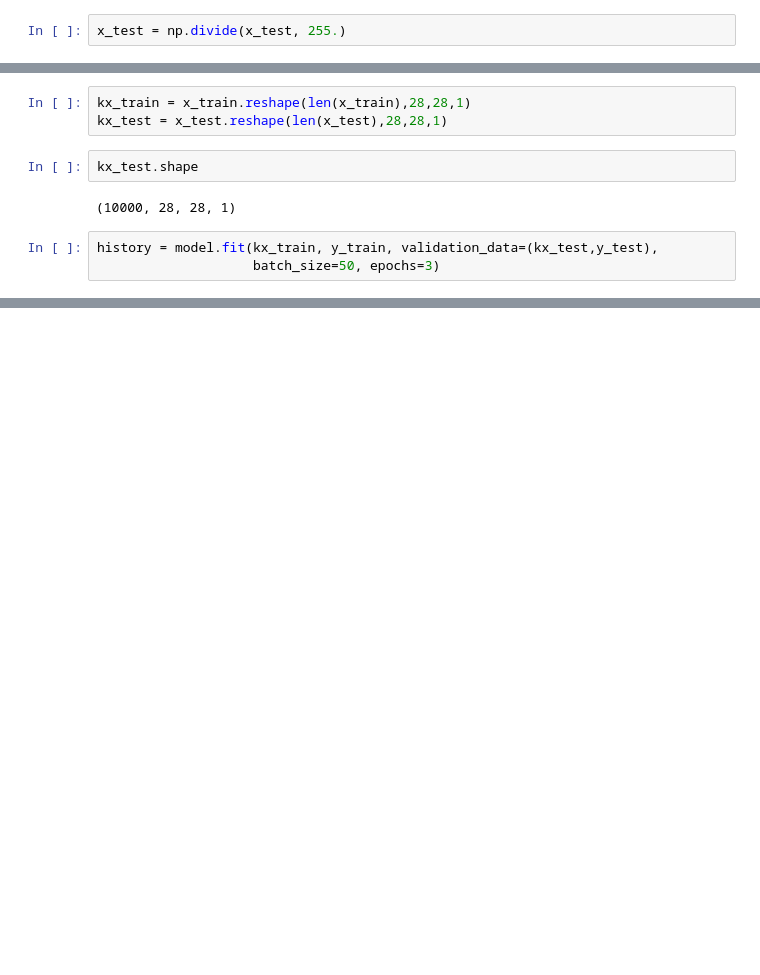
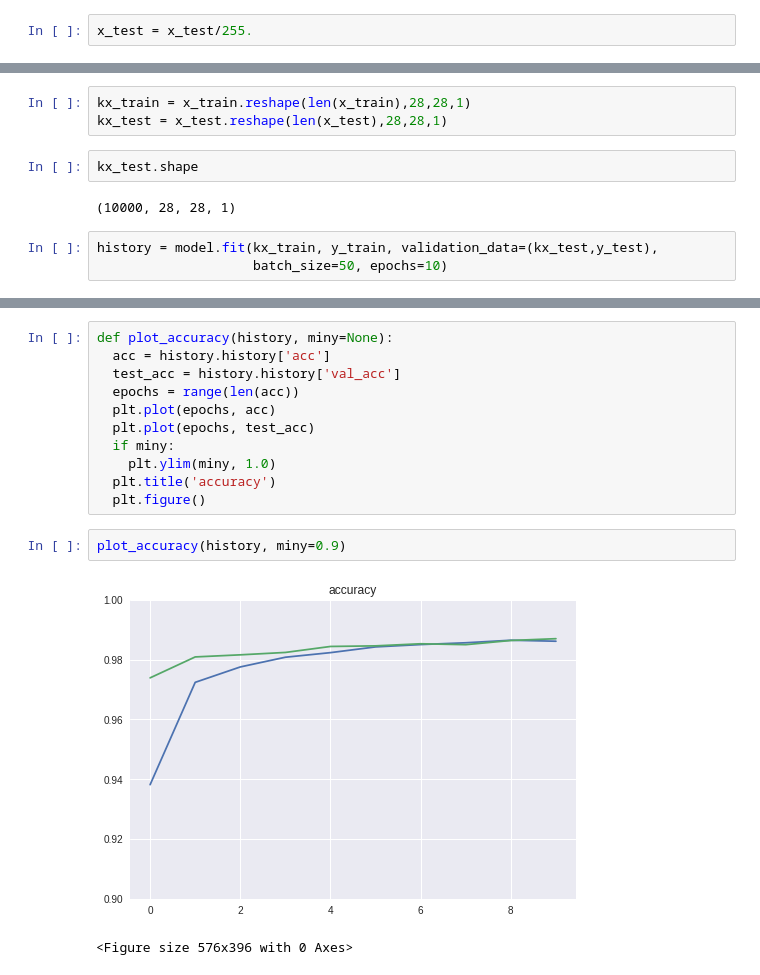
Before and after one commit to cbernet/maldives, a Jupyter notebook: hwd_deeplearning_google/hwd_dl_google.ipynb, the cells around one changed output, grey strips where cells are left out. Cells and saved outputs as stored; diff of their text form; blank space fills up the shorter version.

```diff
--- a/hwd_deeplearning_google/hwd_dl_google.ipynb
+++ b/hwd_deeplearning_google/hwd_dl_google.ipynb
@@ -121,5 +148,5 @@ print np.amax(x_train)
 # %%
-x_test = np.divide(x_test, 255.)
+x_test = x_test/255.
 # %% [markdown]
 We should also check our targets:
 # %%
@@ -356,5 +378,5 @@ kx_test.shape
 (10000, 28, 28, 1)
 # %%
 history = model.fit(kx_train, y_train, validation_data=(kx_test,y_test),
-                    batch_size=50, epochs=3)
+                    batch_size=50, epochs=10)
 # %% [output]
@@ -374,0 +422,16 @@ But that's not the end of the story, we can get better!
+# %%
+def plot_accuracy(history, miny=None):
+  acc = history.history['acc']
+  test_acc = history.history['val_acc']
+  epochs = range(len(acc))
+  plt.plot(epochs, acc)
+  plt.plot(epochs, test_acc)
+  if miny:
+    plt.ylim(miny, 1.0)
+  plt.title('accuracy')
+  plt.figure()
+# %%
+plot_accuracy(history, miny=0.9)
+# %% [output]
+[figure, added]
+<Figure size 576x396 with 0 Axes>
```
Also changed, not shown: parts of 52 cells of this notebook.
